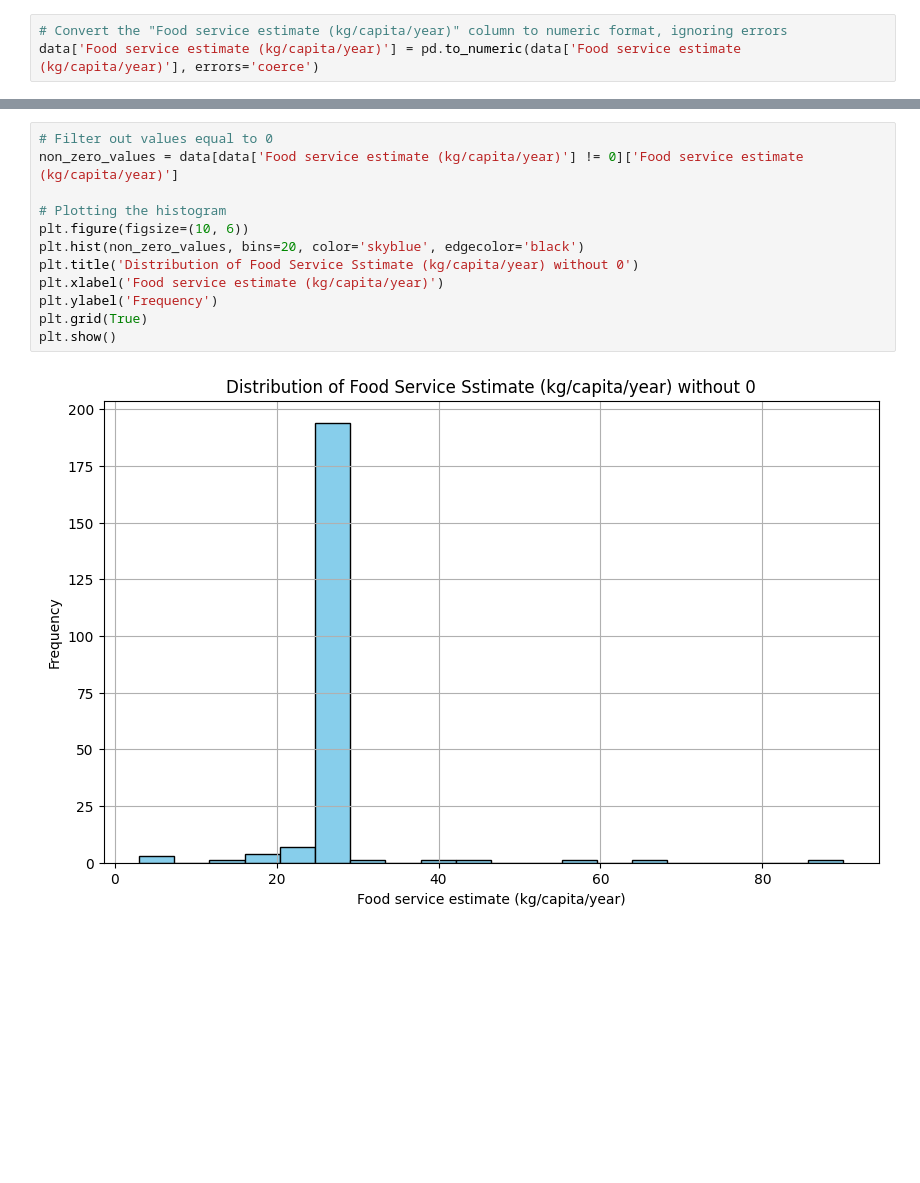
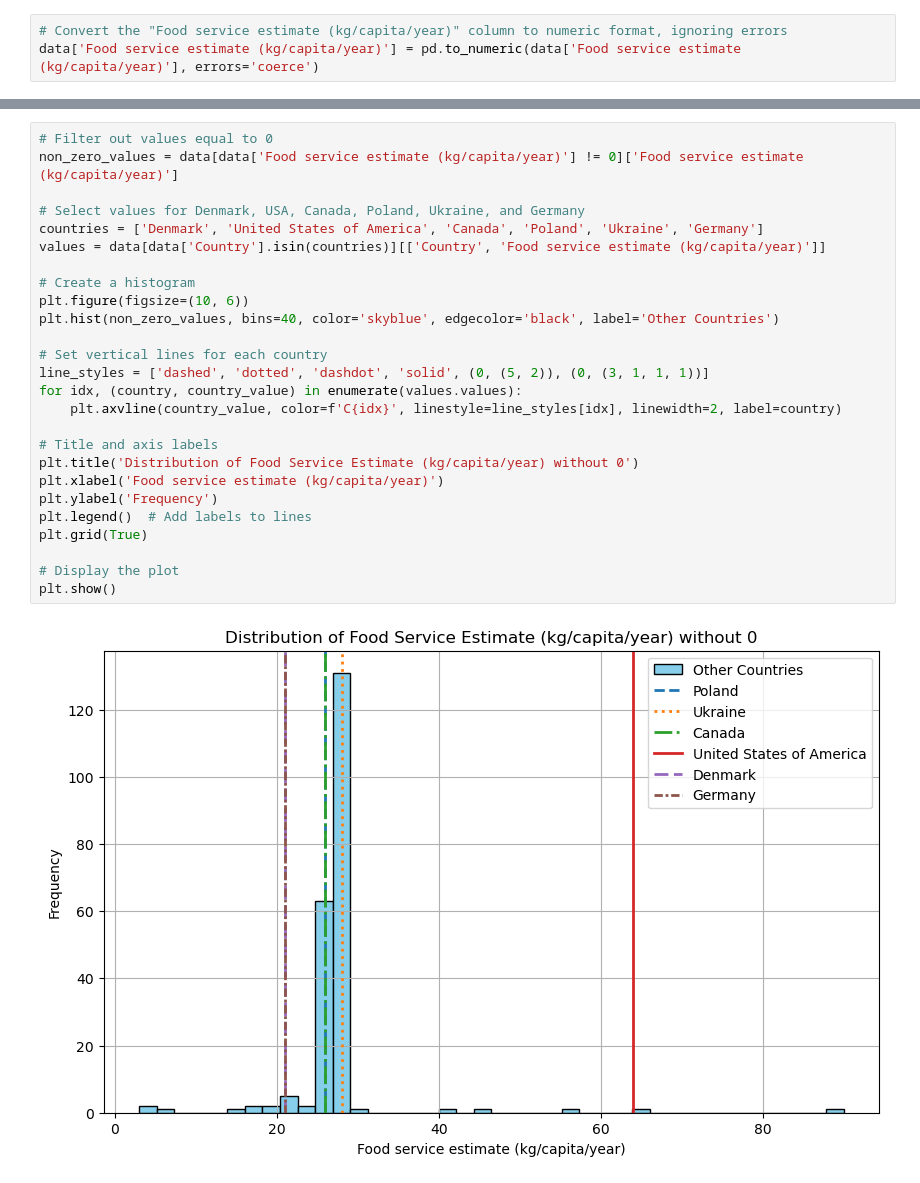
Before and after one commit to MIT-Emerging-Talent/2024-group-11-cdsp, a Jupyter notebook: milestone/milestone_3/analysis_waste/analysis_food_service_waste.ipynb, the cells around one changed output, grey strips where cells are left out. Saved outputs shown, nothing was run; the diff lists cells and outputs as text; blank space fills up the shorter version.

```diff
--- a/milestone/milestone_3/analysis_waste/analysis_food_service_waste.ipynb
+++ b/milestone/milestone_3/analysis_waste/analysis_food_service_waste.ipynb
@@ -139,14 +139,28 @@ for region, region_data in filtered_data.groupby('Region'):
 # %%
 # Filter out values equal to 0
 non_zero_values = data[data['Food service estimate (kg/capita/year)'] != 0]['Food service estimate (kg/capita/year)']
 
-# Plotting the histogram
+# Select values for Denmark, USA, Canada, Poland, Ukraine, and Germany
+countries = ['Denmark', 'United States of America', 'Canada', 'Poland', 'Ukraine', 'Germany']
+values = data[data['Country'].isin(countries)][['Country', 'Food service estimate (kg/capita/year)']]
+
+# Create a histogram
 plt.figure(figsize=(10, 6))
-plt.hist(non_zero_values, bins=20, color='skyblue', edgecolor='black')
-plt.title('Distribution of Food Service Sstimate (kg/capita/year) without 0')
+plt.hist(non_zero_values, bins=40, color='skyblue', edgecolor='black', label='Other Countries')
+
+# Set vertical lines for each country
+line_styles = ['dashed', 'dotted', 'dashdot', 'solid', (0, (5, 2)), (0, (3, 1, 1, 1))]
+for idx, (country, country_value) in enumerate(values.values):
+    plt.axvline(country_value, color=f'C{idx}', linestyle=line_styles[idx], linewidth=2, label=country)
+
+# Title and axis labels
+plt.title('Distribution of Food Service Estimate (kg/capita/year) without 0')
 plt.xlabel('Food service estimate (kg/capita/year)')
 plt.ylabel('Frequency')
+plt.legend()  # Add labels to lines
 plt.grid(True)
+
+# Display the plot
 plt.show()
 # %% [output]
-[figure, old version]
+[figure, new version]
```
Also changed, not shown: parts of 1 cell of this notebook, 6 other files.
